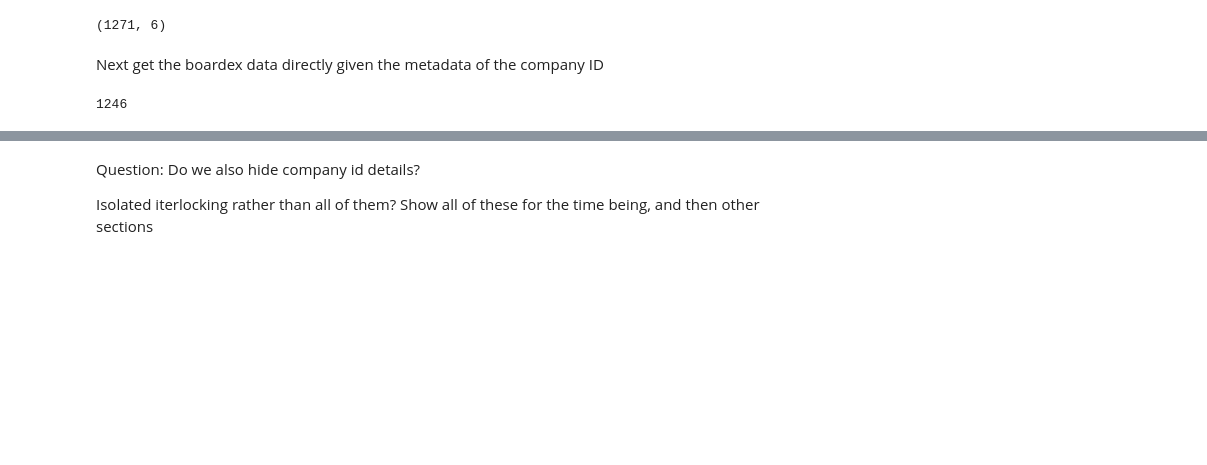
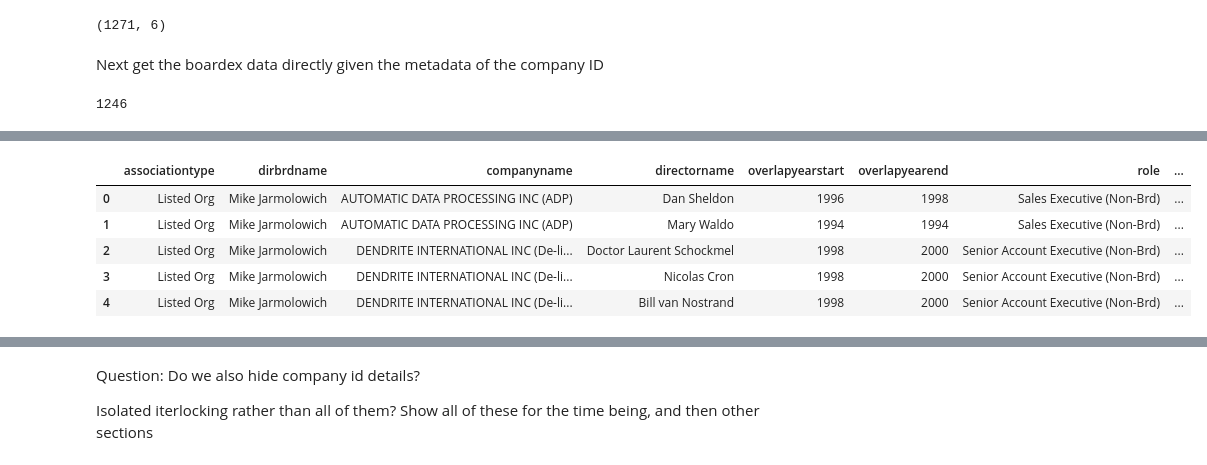
Before and after one commit to PeterHuGC/Imperial_Dissertation_Research, a Jupyter notebook: 2.Initial_Graph_Building/4.WRDS_data_mapping.ipynb, the cells around one changed output, grey strips where cells are left out. Cells and saved outputs as stored; diff of their text form; code cells hidden in the pictures; blank space fills up the shorter version.

```diff
--- a/2.Initial_Graph_Building/4.WRDS_data_mapping.ipynb
+++ b/2.Initial_Graph_Building/4.WRDS_data_mapping.ipynb
@@ -369,0 +424,9 @@ len(us_company_id_boardex) # there are duplicate keys for each company
+# %%
+conn.get_table(library='boardex_na', table='na_wrds_individual_networks', obs=5)
+# %% [output]
+|  | associationtype | dirbrdname | companyname | directorname | overlapyearstart | overlapyearend | role | ... |
+| 0 | Listed Org | Mike Jarmolowich | AUTOMATIC DATA PROCESSING INC (ADP) | Dan Sheldon | 1996 | 1998 | Sales Executive (Non-Brd) | ... |
+| 1 | Listed Org | Mike Jarmolowich | AUTOMATIC DATA PROCESSING INC (ADP) | Mary Waldo | 1994 | 1994 | Sales Executive (Non-Brd) | ... |
+| 2 | Listed Org | Mike Jarmolowich | DENDRITE INTERNATIONAL INC (De-li... | Doctor Laurent Schockmel | 1998 | 2000 | Senior Account Executive (Non-Brd) | ... |
+| 3 | Listed Org | Mike Jarmolowich | DENDRITE INTERNATIONAL INC (De-li... | Nicolas Cron | 1998 | 2000 | Senior Account Executive (Non-Brd) | ... |
+| 4 | Listed Org | Mike Jarmolowich | DENDRITE INTERNATIONAL INC (De-li... | Bill van Nostrand | 1998 | 2000 | Senior Account Executive (Non-Brd) | ... |
```
Also changed, not shown: parts of 11 cells of this notebook, 4 other files.
